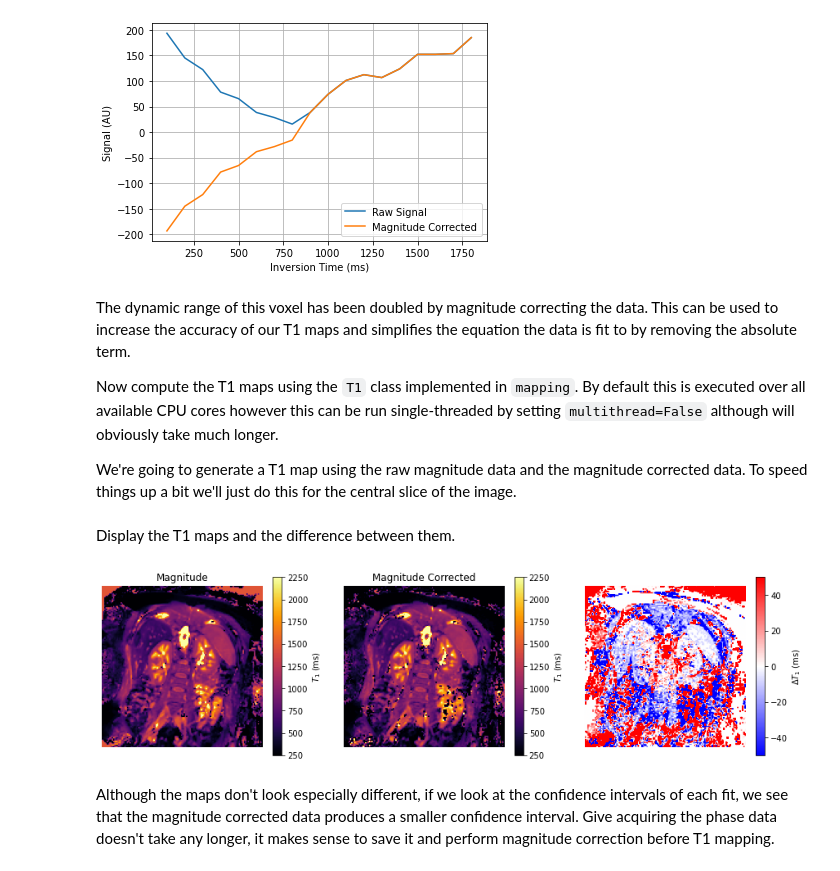
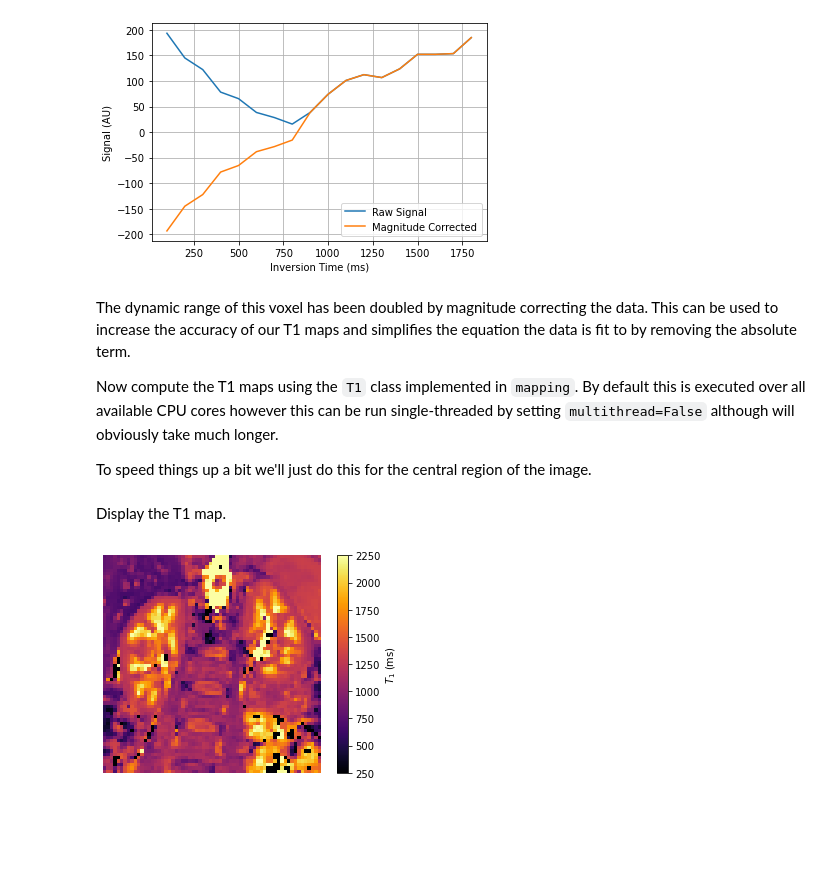
Before and after one commit to UKRIN-MAPS/ukat, a Jupyter notebook: tutorials/t1_calculation.ipynb, the cells around one changed output. Saved outputs shown, nothing was run; the diff lists cells and outputs as text; code cells hidden in the pictures; blank space fills up the shorter version.

Commit message:
Updated tutorial to include tss
Also removed comparison of smodded and non-smodded data as tutorial run time was getting silly.

```diff
--- a/tutorials/t1_calculation.ipynb
+++ b/tutorials/t1_calculation.ipynb
@@ -25,10 +26,11 @@ This will return 4 variables:
 # %%
 # Fetch test data
-magnitude, phase, affine, ti = fetch.t1_philips(2)
+magnitude, phase, affine, ti, tss = fetch.t1_philips(2)
 phase = convert_to_pi_range(phase)
 
 complex_data = magnitude * (np.cos(phase) + 1j * np.sin(phase)) # convert magnitude and phase into complex data
 ti = np.array(ti) * 1000  # convert TIs to ms
+tss *= 1000 # convert tss into ms
 # %% [markdown]
 Let's look at the effects of magnitude correction by plotting the raw signal from a voxel within the kidney over the range
 of inversion times.
@@ -53,5 +55,4 @@ The dynamic range of this voxel has been doubled by magnitude correcting the dat
 Now compute the T1 maps using the `T1` class implemented in `mapping`. By default this is executed over all available CPU cores
 however this can be run single-threaded by setting `multithread=False` although will obviously take much longer.
 
-We're going to generate a T1 map using the raw magnitude data and the magnitude corrected data. To speed things up a
- bit we'll just do this for the central slice of the image.
+To speed things up a bit we'll just do this for the central region of the image.
@@ -61,32 +59,16 @@ mapper_mag_corrected_modulus = T1(magnitude_corrected[:, :, 2, :], ti, multithre
+# %%
+mapper = T1(magnitude_corrected[32:-32, 32:-32, :, :], ti, multithread=True, parameters=2, tss=53.7)
 # %% [markdown]
-Display the T1 maps and the difference between them.
+Display the T1 map.
 # %%
-fig, (ax1, ax2, ax3) = plt.subplots(1, 3, figsize=(15, 4))
+fig, ax1 = plt.subplots()
 
 # Display the T1 map generated from the raw magnitude data
-im = ax1.imshow(np.rot90(mapper_raw_modulus.t1_map), cmap='inferno', clim=(250, 2250))
+im = ax1.imshow(np.rot90(mapper.t1_map[:, :, 2]), cmap='inferno', clim=(250, 2250))
 cb = fig.colorbar(im, ax=ax1)
 cb.set_label('$T_1$ (ms)')
 ax1.axis('off')
-ax1.set_title('Magnitude')
-
-# Display the T1 map generated from the magnitude corrected data
-im = ax2.imshow(np.rot90(mapper_mag_corrected_modulus.t1_map), cmap='inferno', clim=(250, 2250))
-cb = fig.colorbar(im, ax=ax2)
-cb.set_label('$T_1$ (ms)')
-ax2.axis('off')
-ax2.set_title('Magnitude Corrected')
-
-# Display the difference between the two T1 mapping methods
-im = ax3.imshow(np.rot90(mapper_raw_modulus.t1_map - mapper_mag_corrected_modulus.t1_map), cmap='bwr', clim=(-50, 50))
-cb = fig.colorbar(im, ax=ax3)
-cb.set_label('$\Delta T_1$ (ms)')
-ax3.axis('off')
 
 plt.show()
 # %% [output]
-[figure, old version]
+[figure, new version]
-# %% [markdown]
-Although the maps don't look especially different, if we look at the confidence intervals of each fit, we see that the
-magnitude corrected data produces a smaller confidence interval. Give acquiring the phase data doesn't take any longer, it
-makes sense to save it and perform magnitude correction before T1 mapping.
```
Also changed, not shown: parts of 3 cells of this notebook.
